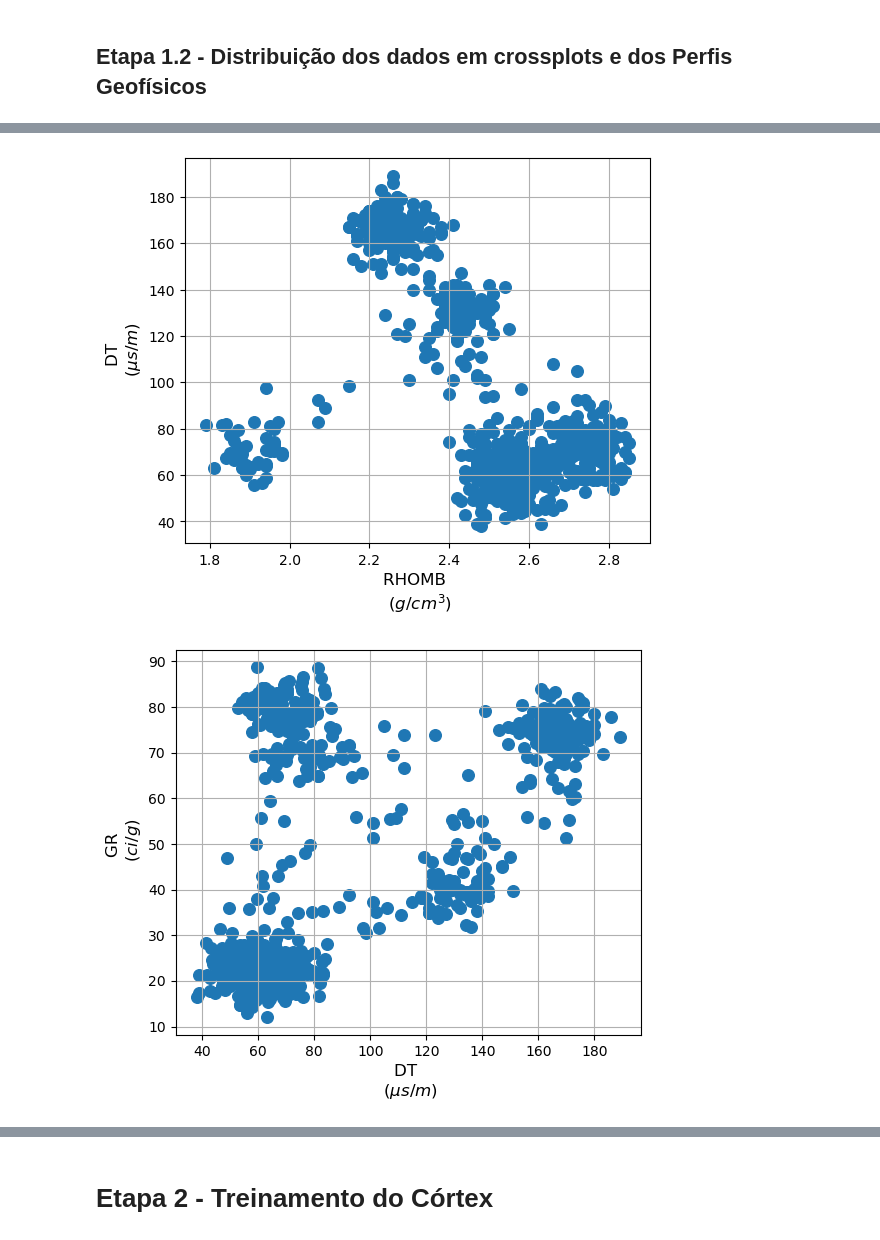
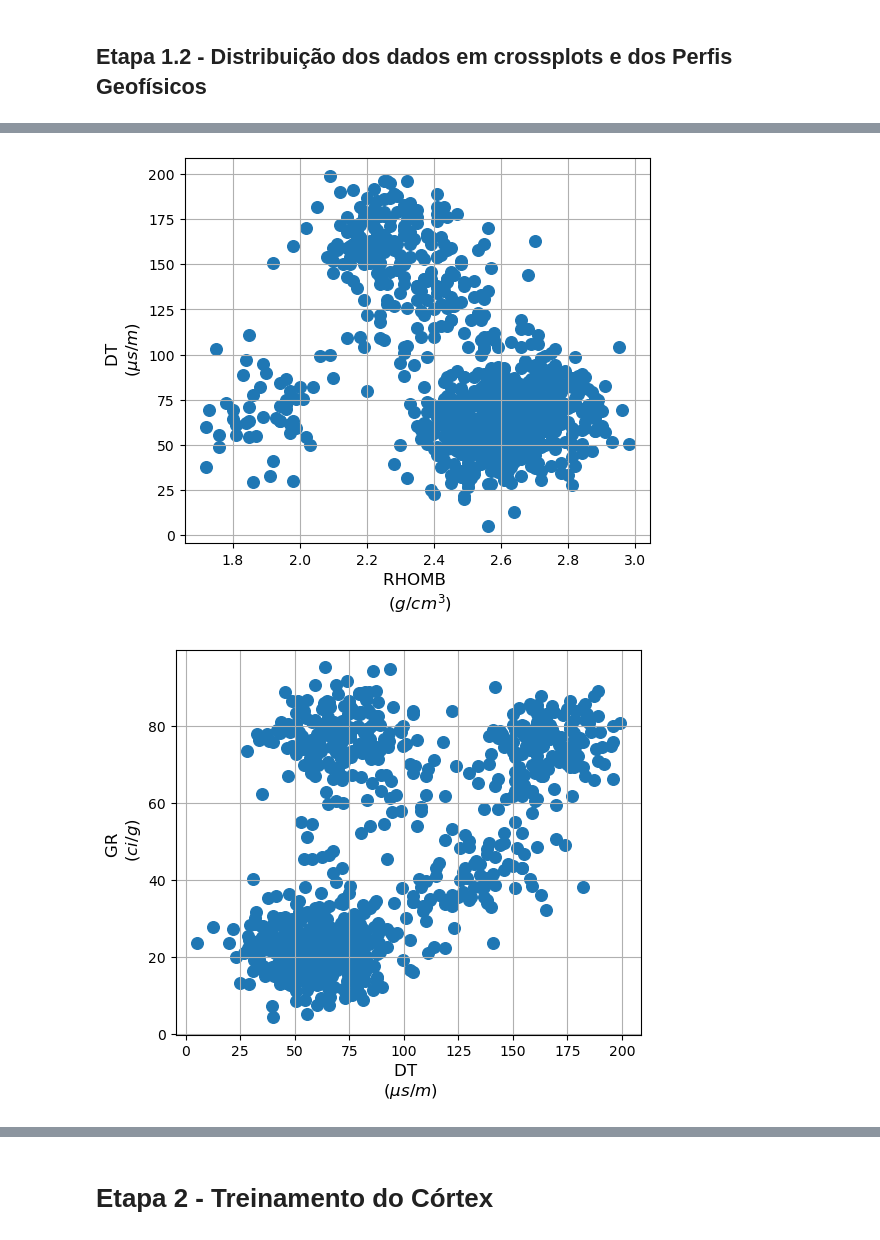
Before and after one commit to Ibsen-Gomes/Self_Organizing_Maps, a Jupyter notebook: SOM_notebook.ipynb, the cells around one changed output, grey strips where cells are left out. Drawn from its saved outputs; the diff is of its cells as text; code cells hidden in the pictures.

```diff
--- a/SOM_notebook.ipynb
+++ b/SOM_notebook.ipynb
@@ -68,9 +68,9 @@ from appynho_2 import plotagem as plm2
 # %% [markdown]
 ### Etapa 1.1 - Carregamento do poço P1 para treinamento:
 # %%
-cab = ['etiquetas','prof','rhob', 'gr', 'dt']
-data = pd.read_csv('syntetic_well_logging/arq2.txt', sep='\s+',
-                     skiprows=1, names = cab, usecols=(0,1,2,3,4) )
+cab = ['etiquetas','prof','rhob', 'gr','res', 'vel']
+data = pd.read_csv('syntetic_well_logging/arq_train.txt', sep='\s+',
+                     skiprows=1, names = cab, usecols=(0,1,2,3,4,5) )
 # %%
 data
 # %% [output]
@@ -105,26 +105,26 @@ plt.show()
 plt.close('all')
 plt.figure(figsize=(6,5))
 
-plt.scatter(data['rhob'], data['dt'], s=70, alpha=1.0)
+plt.scatter(data['rhob'], data['vel'], s=70, alpha=1.0)
 
 plt.xlabel('RHOMB \n $(g/cm^{3})$', fontsize = 12)
 plt.ylabel('DT \n $(\mu s/m)$', fontsize = 12)
 plt.grid(True)
 plt.show()
 # %% [output]
-[figure, old version]
+[figure, new version]
 # %%
 plt.close('all')
 plt.figure(figsize=(6,5))
 
-plt.scatter(data['dt'], data['gr'], s=70, alpha=1.0)
+plt.scatter(data['vel'], data['gr'], s=70, alpha=1.0)
 
 plt.xlabel('DT \n $(\mu s/m)$', fontsize = 12)
 plt.ylabel('GR \n $(ci/g$)', fontsize = 12)
 plt.grid(True)
 plt.show()
 # %% [output]
-[figure, old version]
+[figure, new version]
 # %%
 def order(x):
     """Cria uma lista começando do zero com o mesmo tamanho do dicionario"""
```
Also changed, not shown: parts of 20 cells of this notebook, 22 other files.
